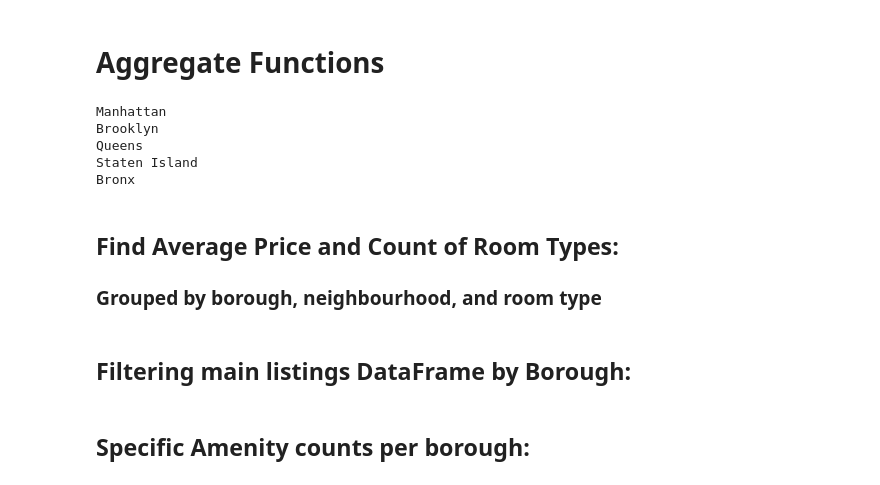
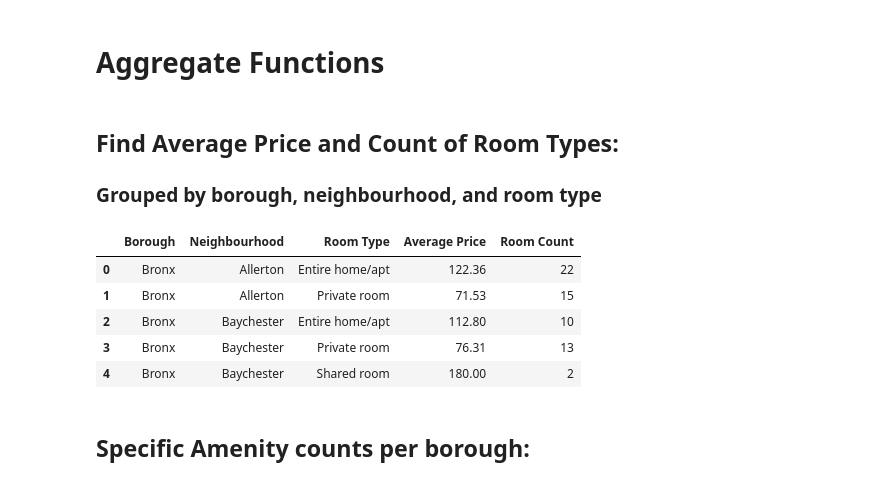
Before and after one commit to munozjon/NYC-Airbnb-Listings, a Jupyter notebook: static/data_extraction.ipynb, the cells around one changed output. Cells and saved outputs as stored; diff of their text form; code cells hidden in the pictures.

Commit message:
Aggregated functions, streamlined the notebook

```diff
--- a/static/data_extraction.ipynb
+++ b/static/data_extraction.ipynb
@@ -118,14 +122,6 @@ reduced_listings.to_json("data/cleaned_listings.json", orient="records")
 # Aggregate Functions
 # %%
 boroughs = reduced_listings["neighbourhood_group_cleansed"].unique()
-for i in boroughs:
-    print(i)
-# %% [output]
-Manhattan
-Brooklyn
-Queens
-Staten Island
-Bronx
 # %% [markdown]
 ## Find Average Price and Count of Room Types:
 ### Grouped by borough, neighbourhood, and room type
@@ -147,12 +143,19 @@ num_rooms_per_nbhd = nbhd_room_type_count(reduced_listings)
 # %%
 # Merge both DataFrames
 combined_df = price_per_nbhd.merge(num_rooms_per_nbhd, how='inner', on=['neighbourhood_group_cleansed','neighbourhood_cleansed', 'room_type'])
 
+combined_df = combined_df.rename(columns={'neighbourhood_group_cleansed': 'Borough', 'neighbourhood_cleansed': 'Neighbourhood', 'room_type': "Room Type", 'price': "Average Price", 'room_count': 'Room Count'})
+
+combined_df.to_json("data/group_aggregates.json", orient="records")
+
 combined_df.head()
-
-combined_df.to_json("data/grouped_aggregates.json", orient="records")
+# %% [output]
+|  | Borough | Neighbourhood | Room Type | Average Price | Room Count |
+| 0 | Bronx | Allerton | Entire home/apt | 122.36 | 22 |
+| 1 | Bronx | Allerton | Private room | 71.53 | 15 |
+| 2 | Bronx | Baychester | Entire home/apt | 112.80 | 10 |
+| 3 | Bronx | Baychester | Private room | 76.31 | 13 |
+| 4 | Bronx | Baychester | Shared room | 180.00 | 2 |
-# %% [markdown]
-## Filtering main listings DataFrame by Borough:
 # %% [markdown]
 ## Specific Amenity counts per borough:
 # %%
```
Also changed, not shown: parts of 3 cells of this notebook, 12 other files.
